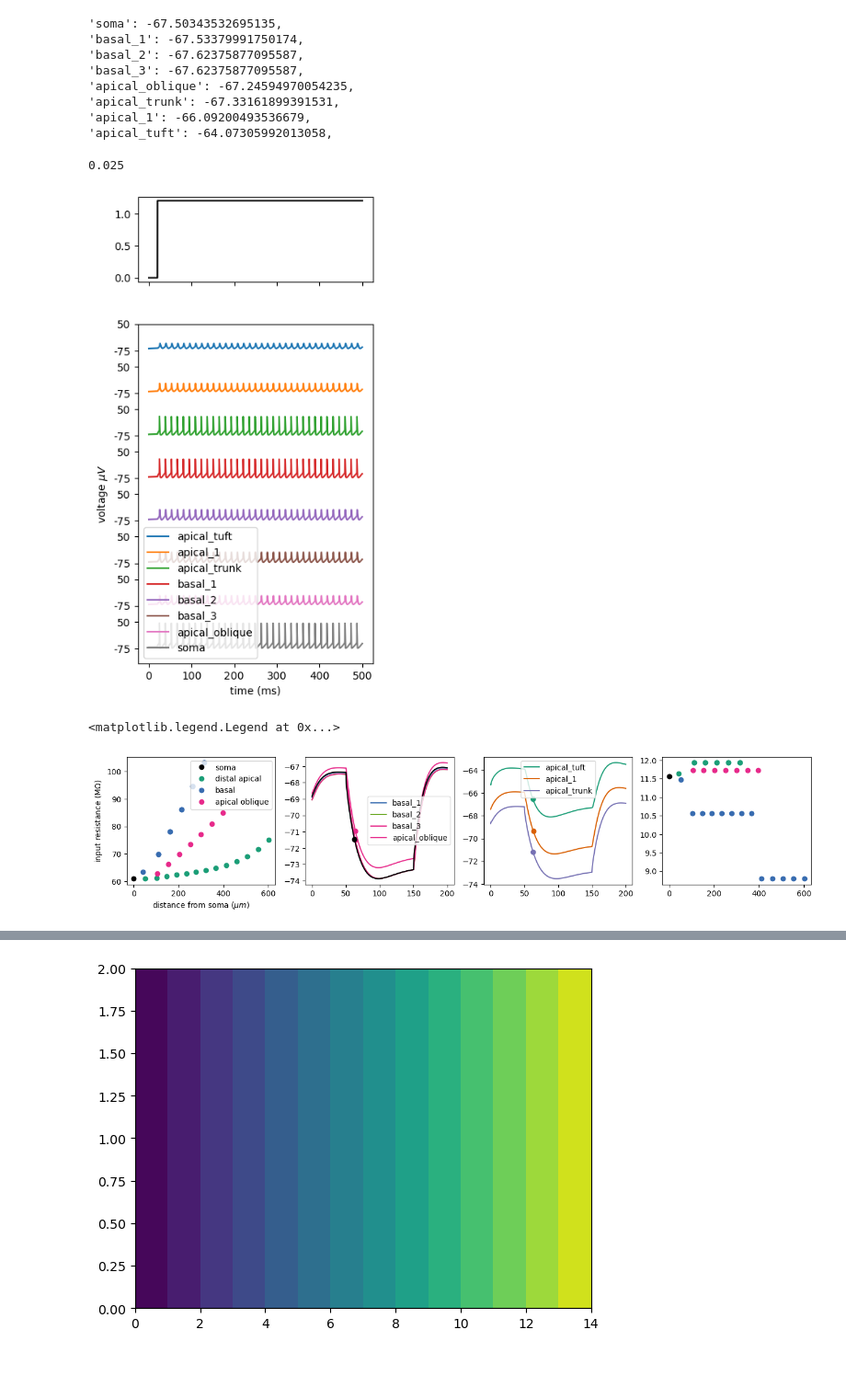
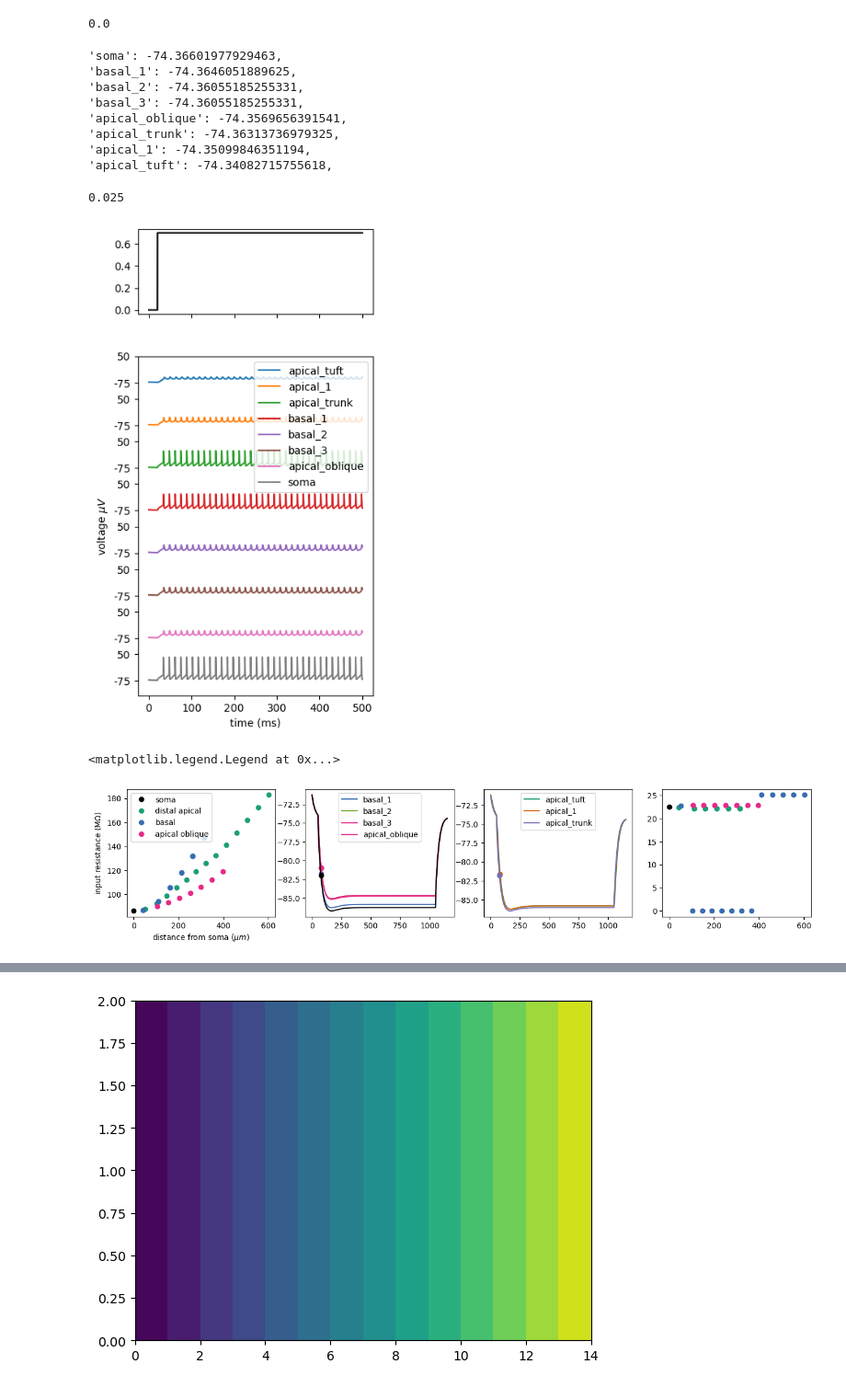
Before and after one commit to jonescompneurolab/hnn-tuning, a Jupyter notebook: new_cells_dev/cells/l23_handtune.ipynb, the cells around one changed output, grey strips where cells are left out. Shown at 92% size. Cells and saved outputs as stored; diff of their text form; code cells hidden in the pictures.

```diff
--- a/new_cells_dev/cells/l23_handtune.ipynb
+++ b/new_cells_dev/cells/l23_handtune.ipynb
@@ -59,14 +60,14 @@ section_params, end_pts, cell_tree = l2_params()
 # build sections
 section_names = list(end_pts.keys())
 
-v_init = {'soma': -68.85159703362191,
-        'basal_1': -68.9013799898162,
-        'basal_2': -69.04833422207797,
-        'basal_3': -69.04833422207797,
-        'apical_oblique': -68.67137672693937,
-        'apical_trunk': -68.69214528583284,
-        'apical_1': -67.42523827628489,
-        'apical_tuft': -65.21723613840336}
+v_init = {'soma': -71.26121029467176,
+        'basal_1': -71.25663370485307,
+        'basal_2': -71.24312303493423,
+        'basal_3': -71.24312303493423,
+        'apical_oblique': -71.22491451417798,
+        'apical_trunk': -71.24853968880086,
+        'apical_1': -71.1939412773949,
+        'apical_tuft': -71.14910393178275}
 
 sections = _get_dends(section_params, 'L2Pyr', section_names, end_pts, v_init=v_init)
 sections['soma'] = _get_pyr_soma(section_params, 'L2Pyr', end_pts['soma'], v_init=v_init['soma'])
@@ -75,14 +76,18 @@ mech_class = Mechs(pth_mod)
 
 l2pyr= Cell(sections, cell_tree, cell_type = 'L2_pyramidal', gid=0)
 l2pyr.build()
-l2pyr = mech_class.add_mechs(l2pyr, iascone_model_params)
+l2pyr = mech_class.add_mechs(l2pyr, model_params)
+# %%
+l2pyr._nrn_sections['apical_tuft'](0.5).Ca_HVA.gbar
+# %% [output]
+0.0
 # %%
 # RMP
 
-l2pyr= Cell(sections, cell_tree, cell_type='L5_pyramidal', gid=0)
+l2pyr= Cell(sections, cell_tree, cell_type='L2_pyramidal', gid=0)
 l2pyr.build()
 
-l2pyr = mech_class.add_mechs(l2pyr, iascone_model_params)
+l2pyr = mech_class.add_mechs(l2pyr, model_params)
 distance = []
 h.distance(sec = l2pyr._nrn_sections['soma'])
 section_names = ['soma', 'basal_1','basal_2', 'basal_3', 'apical_oblique', 'apical_trunk','apical_1', 'apical_tuft']
@@ -101,14 +106,14 @@ for s, section in enumerate(section_names):
     v = v_s[s].as_numpy()
     print(f"'{section}': {v[-1]},")
 # %% [output]
-'soma': -67.50343532695135,
-'basal_1': -67.53379991750174,
-'basal_2': -67.62375877095587,
-'basal_3': -67.62375877095587,
-'apical_oblique': -67.24594970054235,
-'apical_trunk': -67.33161899391531,
-'apical_1': -66.09200493536679,
-'apical_tuft': -64.07305992013058,
+'soma': -74.36601977929463,
+'basal_1': -74.3646051889625,
+'basal_2': -74.36055185255331,
+'basal_3': -74.36055185255331,
+'apical_oblique': -74.3569656391541,
+'apical_trunk': -74.36313736979325,
+'apical_1': -74.35099846351194,
+'apical_tuft': -74.34082715755618,
 # %%
 h.dt
 # %% [output]
@@ -160,7 +165,7 @@ def fig_voltage(model, clamp_current, l_stim=100):
 l2pyr= Cell(sections, cell_tree, cell_type='L2_pyramdial', gid=0)
 
 l2pyr.build()
-l2pyr = mech_class.add_mechs(l2pyr, iascone_model_params)
+l2pyr = mech_class.add_mechs(l2pyr, model_params)
 
 num_pulse = 1
 stim = [None]*num_pulse
@@ -169,13 +174,13 @@ for i in range(num_pulse):
     stim[i] = h.IClamp(l2pyr._nrn_sections['soma'](0.5))
     stim[i].delay = 20+(10*i)
     stim[i].dur = 1000
-    stim[i].amp = 1.2
+    stim[i].amp = .7
     clamp_current[i] = h.Vector().record(stim[i]._ref_i)
 
 fig = fig_voltage(l2pyr, clamp_current, l_stim=500)
 fig.savefig(figpth+'continuous_clamp.png')
 # %% [output]
-[figure, old version]
+[figure, new version]
 # %%
 # input resistance
 section_names = ['apical_tuft', 'apical_1', 'apical_trunk', 'basal_1', 'basal_2', 'basal_3', 'apical_oblique', 'soma']
@@ -192,9 +197,9 @@ soma = []
 del l2pyr
 h('forall delete_section()')
 
-l2pyr= Cell(sections, cell_tree, cell_type='L5_pyramidal', gid=0)
+l2pyr= Cell(sections, cell_tree, cell_type='L2_pyramidal', gid=0)
 l2pyr.build()
-l2pyr = mech_class.add_mechs(l2pyr, iascone_model_params)
+l2pyr = mech_class.add_mechs(l2pyr, model_params)
 
 h.distance(sec = l2pyr._nrn_sections['soma'])
 for s, section in enumerate(section_names):
@@ -250,14 +255,14 @@ ca = 0
 for s, section in enumerate(section_names):
     for i, seg in enumerate(l2pyr._nrn_sections[section]):
 
-        l2pyr= Cell(sections, cell_tree, cell_type='L5_pyramidal', gid=0)
+        l2pyr= Cell(sections, cell_tree, cell_type='L2_pyramidal', gid=0)
         l2pyr.build()
-        l2pyr = mech_class.add_mechs(l2pyr, iascone_model_params)
+        l2pyr = mech_class.add_mechs(l2pyr, model_params)
         h.distance(sec = l2pyr._nrn_sections['soma'])
 
         stim = h.IClamp(l2pyr._nrn_sections['soma'](0.5))
         stim.delay = 50
-        stim.dur = 100
+        stim.dur = 1000
         stim.amp = -0.15
 
         voltg[i] = h.Vector().record(l2pyr._nrn_sections[section](0.5)._ref_v)
@@ -266,7 +271,7 @@ for s, section in enumerate(section_names):
 
         h.celsius = 37
         h.finitialize()
-        h.continuerun(200 * ms)
+        h.continuerun(1150 * ms)
 
         v_np = voltg[i].as_numpy()
         t_np = t.as_numpy()
@@ -299,31 +304,31 @@ for s, section in enumerate(section_names):
             tau_m_basal_cf.append(tau_m_fitted)
         elif section == 'apical_oblique':
             tau_m_oblq_mnl.append(t_np[thresh_tp] - t_np[start_idx])
             tau_m_oblq_cf.append(tau_m_fitted)
         elif 'apical' in section:
             tau_m_apcl_mnl.append(t_np[thresh_tp] - t_np[start_idx])
             tau_m_apcl_cf.append(tau_m_fitted)
 
     if section == 'soma':
         ax[1].plot(t, voltg[i], color='k')
         ax[1].plot(t_np[thresh_tp], v_np[thresh_tp], 'o', color='k')
     elif section == 'apical_oblique' or 'basal' in section:
         ax[1].plot(t, voltg[i], color=cols_basal[cb], label=section)
         ax[1].plot(t_np[thresh_tp], v_np[thresh_tp], 'o', color=cols_basal[cb])
         cb+=1
     else:
         ax[2].plot(t, voltg[i], color=cols_apcl[ca], label=section)
         ax[2].plot(t_np[thresh_tp], v_np[thresh_tp], 'o', color=cols_apcl[ca])
         ca+=1
 
 ax[3].plot(0, tau_m_soma_cf, 'o', color='k')
 ax[3].plot(distance_basal, tau_m_basal_cf, 'o', color=cols_apcl[0])
 ax[3].plot(distance_apcl, tau_m_apcl_cf, 'o', color=cols_basal[0])
 ax[3].plot(distance_oblq, tau_m_oblq_cf, 'o', color=cols_basal[2])
 
 ax[1].legend()
 ax[2].legend()
 ax[0].legend()
 # %% [output]
 <matplotlib.legend.Legend at 0x...>
-[figure, old version]
+[figure, new version]
```
Also changed, not shown: parts of 16 cells of this notebook, 8 other files.
